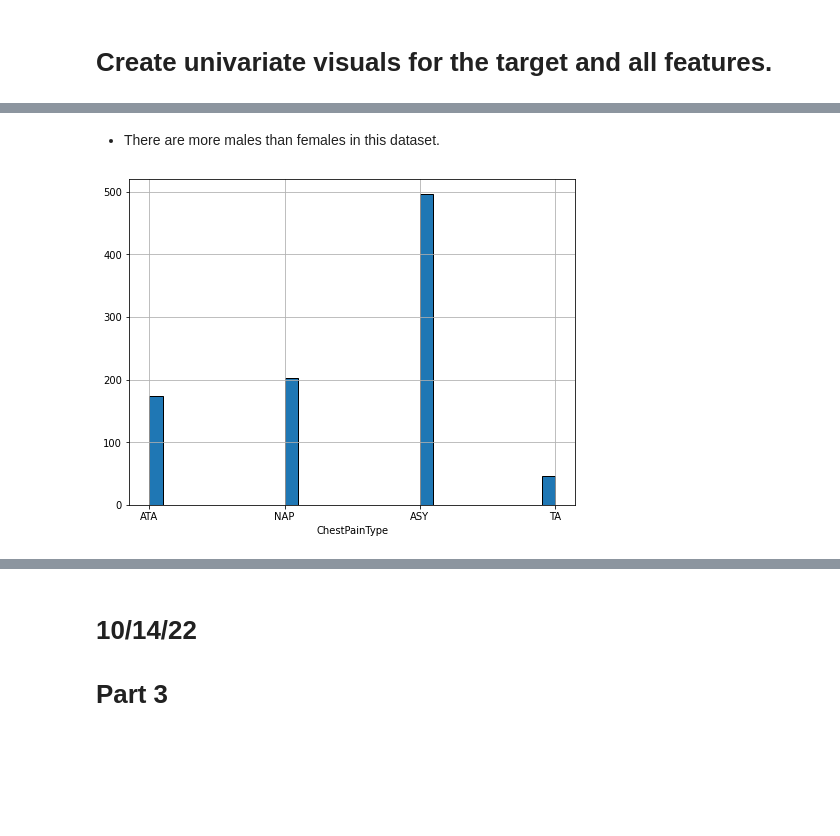
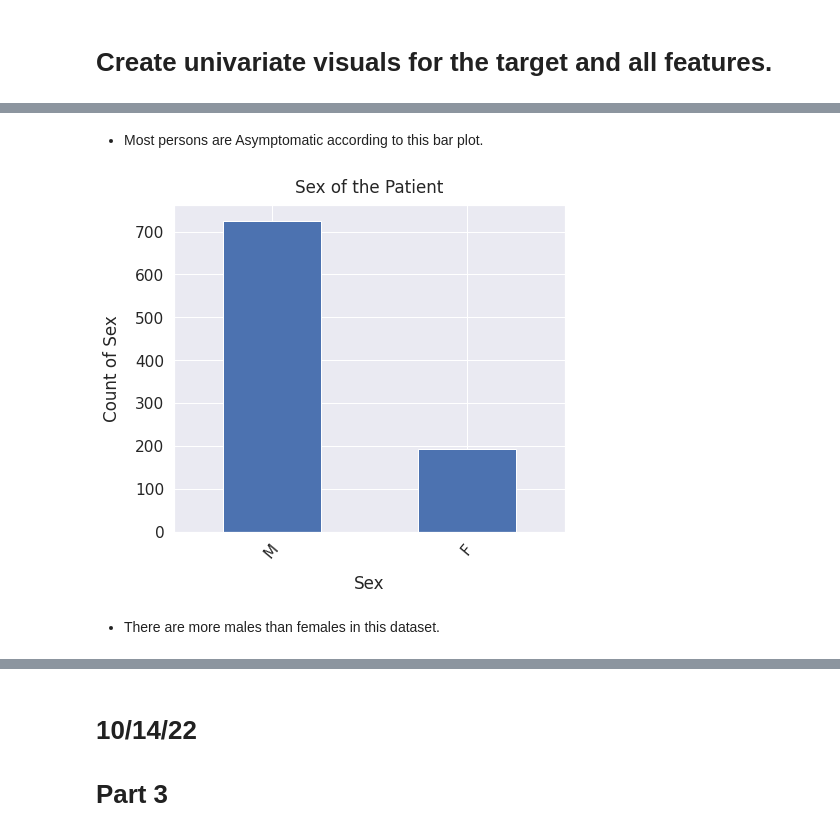
Before and after one commit to shellymduncan/Project-2, a Jupyter notebook: Project_2_Part_1_(Core).ipynb, the cells around one changed output, grey strips where cells are left out. Saved outputs shown, nothing was run; the diff lists cells and outputs as text; code cells hidden in the pictures; blank space fills up the shorter version.

```diff
--- a/Project_2_Part_1_(Core).ipynb
+++ b/Project_2_Part_1_(Core).ipynb
@@ -301,11 +245,13 @@ df['Sex'].hist(bins = 30,
+# %% [markdown]
+* Most persons are Asymptomatic according to this bar plot.
+# %%
+# create a bar plot for the Sex column
+sns.set(font_scale = 1.4)
+ml_df['Sex'].value_counts().plot(kind = 'bar', figsize = (7, 6), rot = 50)
+plt.xlabel("Sex", labelpad = 14)
+plt.ylabel("Count of Sex", labelpad = 14)
+plt.title("Sex of the Patient", y = 1.02);
+# %% [output]
+[figure, added]
 # %% [markdown]
 * There are more males than females in this dataset.
-# %%
-# create a bar plot for the ChestPainType
-ml_df.style.use('seaborn')
-plt.figure(figsize = (8, 6))
-plt.xlabel('ChestPainType')
-df['ChestPainType'].hist(bins = 30,
-                        edgecolor = 'black');
-# %% [output]
-[figure, removed]
```
Also changed, not shown: parts of 54 cells of this notebook.
